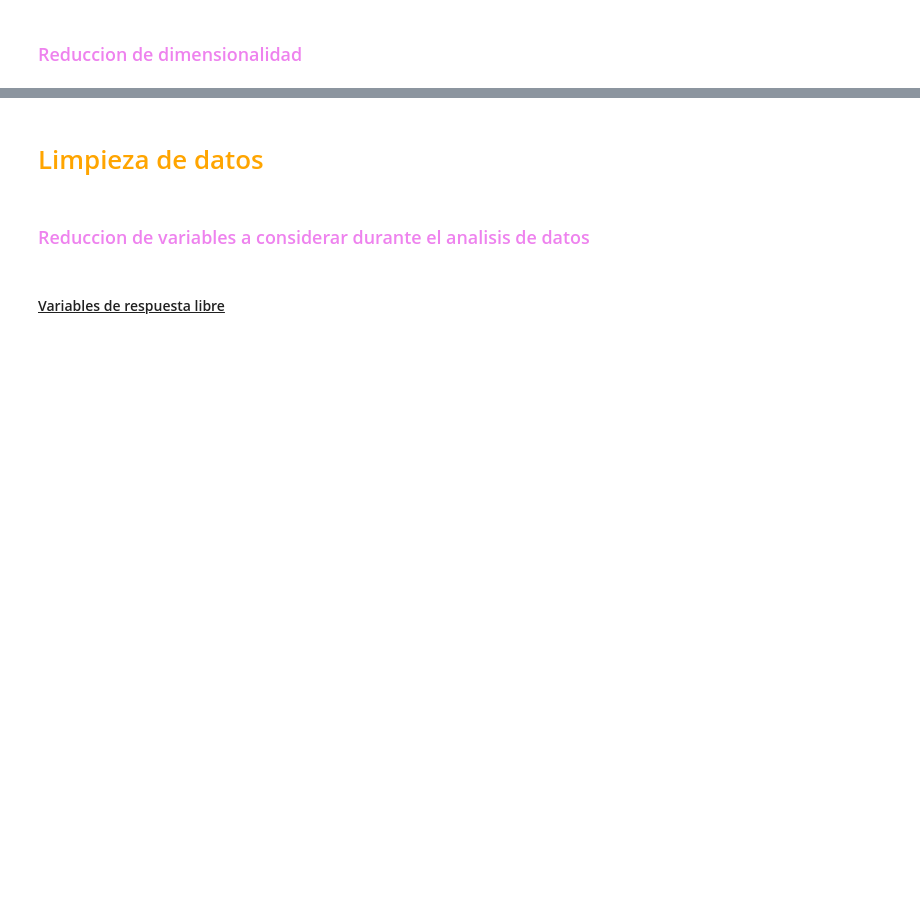
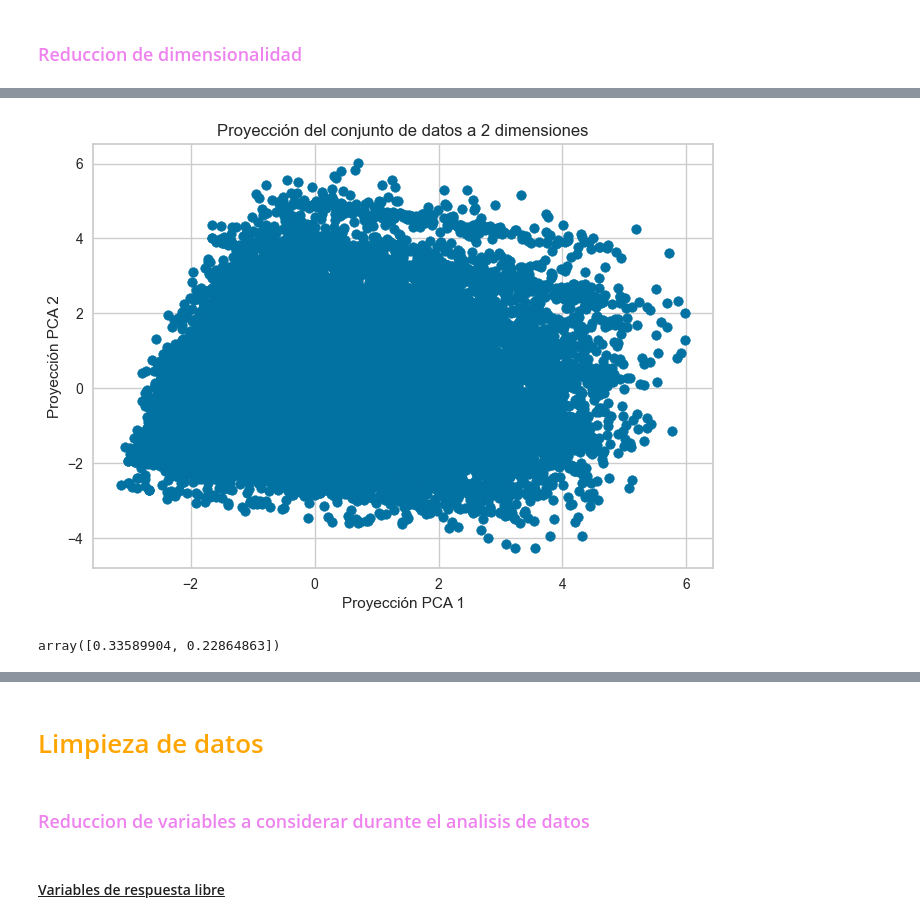
Before and after one commit to gonbenini/ciencia-datos-tpe, a Jupyter notebook: entregable.ipynb, the cells around one changed output, grey strips where cells are left out. Saved outputs shown, nothing was run; the diff lists cells and outputs as text; code cells hidden in the pictures; blank space fills up the shorter version.

```diff
--- a/entregable.ipynb
+++ b/entregable.ipynb
@@ -346,0 +347,10 @@ len(df_encoded.columns)
+# %%
+from sklearn.impute import SimpleImputer
+
+imputer = SimpleImputer(strategy='median')
+features = df[cols_numerics].columns.to_list()
+X_num = imputer.fit_transform(df[cols_numerics])
+# %%
+from sklearn.preprocessing import StandardScaler
+scaler = StandardScaler()
+df_scaled = scaler.fit_transform(X_num)
@@ -346,0 +359,16 @@ len(df_encoded.columns)
+# %%
+pca = PCA(n_components=2, whiten=False)
+principalComponents = pca.fit_transform(df_scaled)
+# %%
+plt.scatter(principalComponents[:,0], principalComponents[:,1])
+plt.grid(True)
+plt.xlabel('Proyección PCA 1')
+plt.ylabel('Proyección PCA 2')
+plt.title('Proyección del conjunto de datos a 2 dimensiones')
+plt.show()
+# %% [output]
+[figure, added]
+# %%
+pca.explained_variance_ratio_
+# %% [output]
+array([0.33589904, 0.22864863])
```
Also changed, not shown: parts of 42 cells of this notebook, 1 other file.
